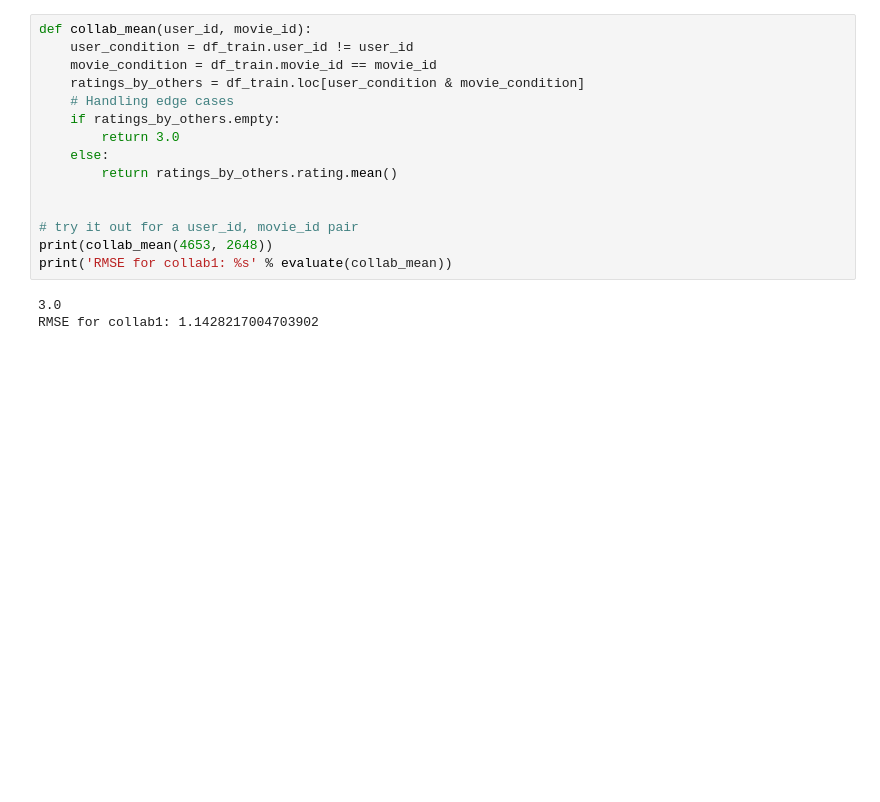
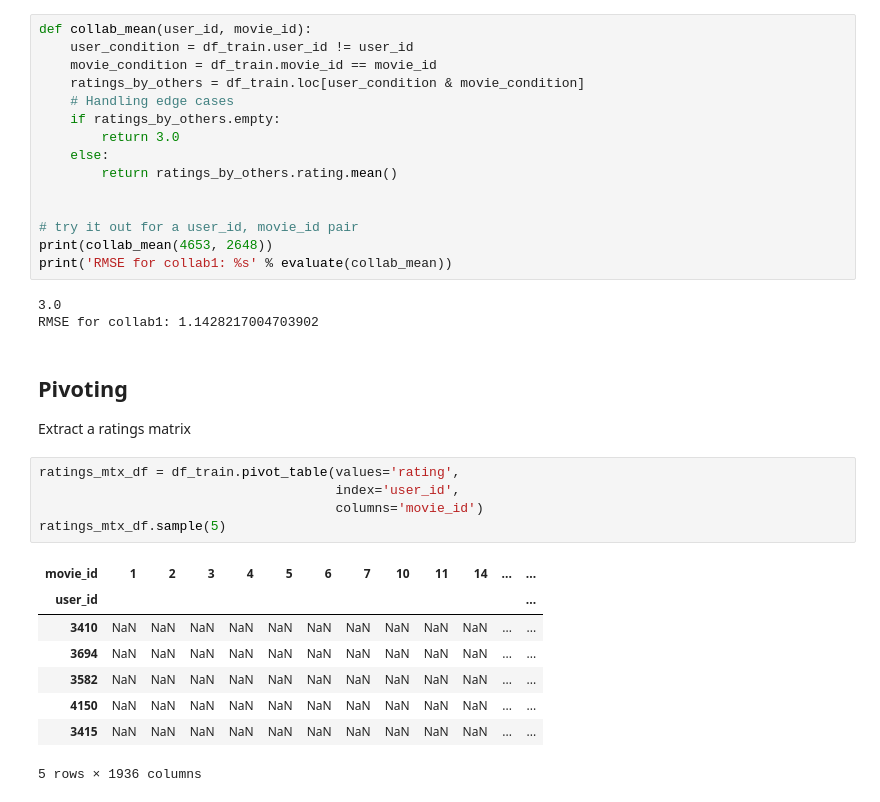
Before and after one commit to myrastone0/rec_engine_movielens, a Jupyter notebook: rec_engine.ipynb, the cells around one changed output. Drawn from its saved outputs; the diff is of its cells as text; blank space fills up the shorter version.

```diff
--- a/rec_engine.ipynb
+++ b/rec_engine.ipynb
@@ -358,3 +358,21 @@ print('RMSE for collab1: %s' % evaluate(collab_mean))
 # %% [output]
 3.0
 RMSE for collab1: 1.1428217004703902
+# %% [markdown]
+## Pivoting
+
+Extract a ratings matrix
+# %%
+ratings_mtx_df = df_train.pivot_table(values='rating',
+                                      index='user_id',
+                                      columns='movie_id')
+ratings_mtx_df.sample(5)
+# %% [output]
+| movie_id | 1 | 2 | 3 | 4 | 5 | 6 | 7 | 10 | 11 | 14 | ... | ... |
+| user_id |  |  |  |  |  |  |  |  |  |  |  | ... |
+| 3410 | NaN | NaN | NaN | NaN | NaN | NaN | NaN | NaN | NaN | NaN | ... | ... |
+| 3694 | NaN | NaN | NaN | NaN | NaN | NaN | NaN | NaN | NaN | NaN | ... | ... |
+| 3582 | NaN | NaN | NaN | NaN | NaN | NaN | NaN | NaN | NaN | NaN | ... | ... |
+| 4150 | NaN | NaN | NaN | NaN | NaN | NaN | NaN | NaN | NaN | NaN | ... | ... |
+| 3415 | NaN | NaN | NaN | NaN | NaN | NaN | NaN | NaN | NaN | NaN | ... | ... |
+5 rows × 1936 columns
```
Also changed, not shown: parts of 19 cells of this notebook.
